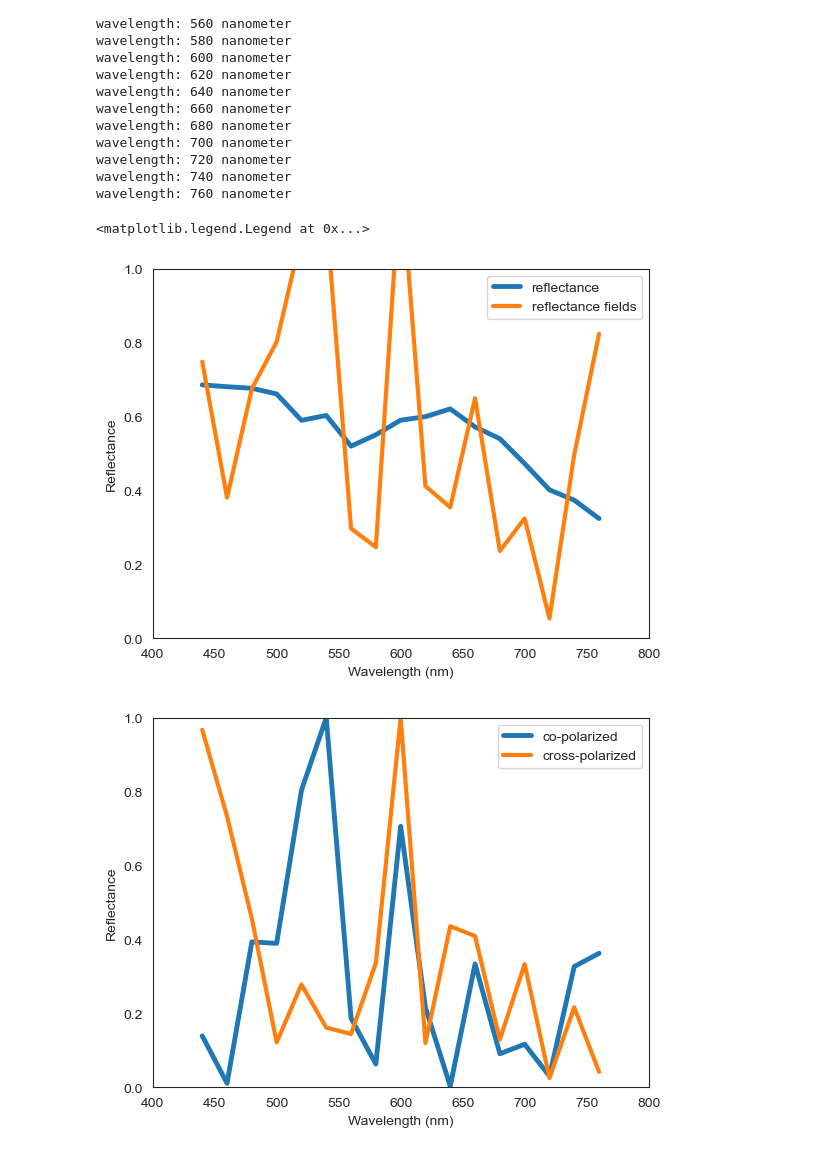
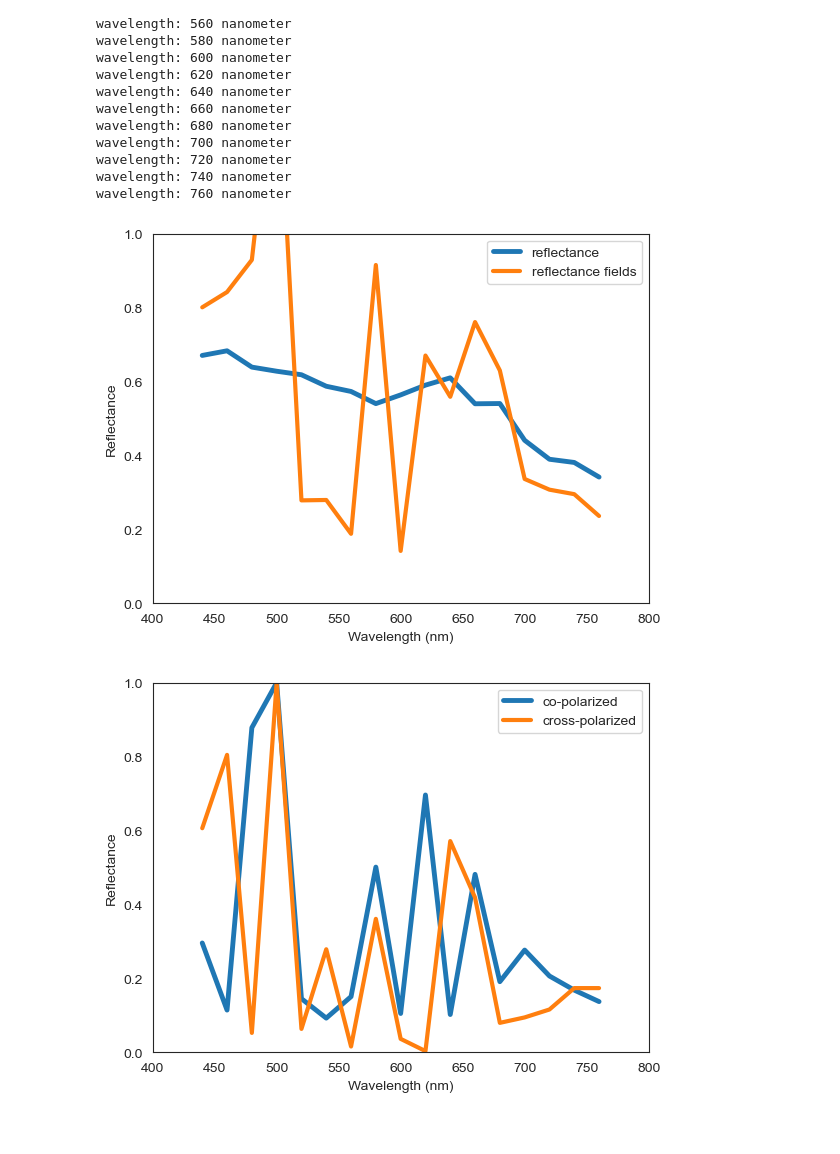
Before and after one commit to manoharan-lab/structural-color, a Jupyter notebook: tutorials/fields_montecarlo_tutorial.ipynb, the cells around one changed output. Cells and saved outputs as stored; diff of their text form; code cells hidden in the pictures.

Commit message:
updated fields_montecarlo_tutorial to use seeded RNG

```diff
--- a/tutorials/fields_montecarlo_tutorial.ipynb
+++ b/tutorials/fields_montecarlo_tutorial.ipynb
@@ -310,26 +319,23 @@ wavelength: 760 nanometer
 # %%
 sns.set_style('white')
 plt.figure()
-plt.plot(wavelengths, refl_intensity , label = 'reflectance', linewidth = 3.5)
-plt.plot(wavelengths, refl_field, label = 'reflectance fields', linewidth = 3)
+plt.plot(wavelengths.magnitude, refl_intensity , label = 'reflectance', linewidth = 3.5)
+plt.plot(wavelengths.magnitude, refl_field, label = 'reflectance fields', linewidth = 3)
 plt.xlim([400,800])
 plt.ylim([0,1])
 plt.ylabel('Reflectance')
 plt.xlabel('Wavelength (nm)')
-plt.legend()
-
-
+plt.legend();
 
 sns.set_style('white')
 plt.figure()
-plt.plot(wavelengths, refl_co/np.max(refl_co) , label = 'co-polarized', linewidth = 3.5)
-plt.plot(wavelengths, refl_cr/np.max(refl_cr), label = 'cross-polarized', linewidth = 3)
+plt.plot(wavelengths.magnitude, refl_co/np.max(refl_co) , label = 'co-polarized', linewidth = 3.5)
+plt.plot(wavelengths.magnitude, refl_cr/np.max(refl_cr), label = 'cross-polarized', linewidth = 3)
 plt.xlim([400,800])
 plt.ylim([0,1])
 plt.ylabel('Reflectance')
 plt.xlabel('Wavelength (nm)')
-plt.legend()
+plt.legend();
 # %% [output]
-<matplotlib.legend.Legend at 0x...>
-[figure, old version]
+[figure, new version]
-[figure, old version]
+[figure, new version]
```
Also changed, not shown: parts of 9 cells of this notebook.
